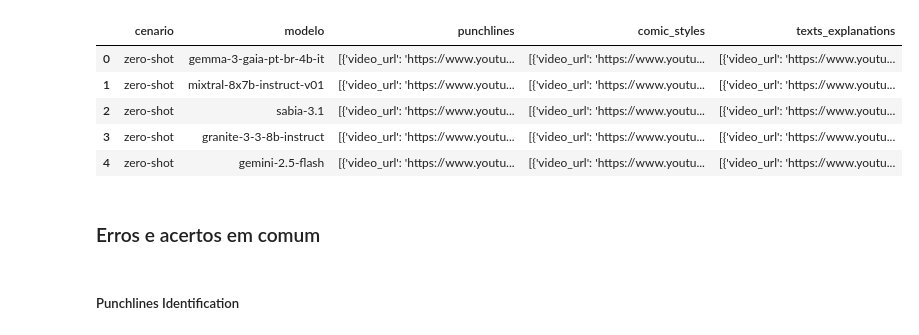
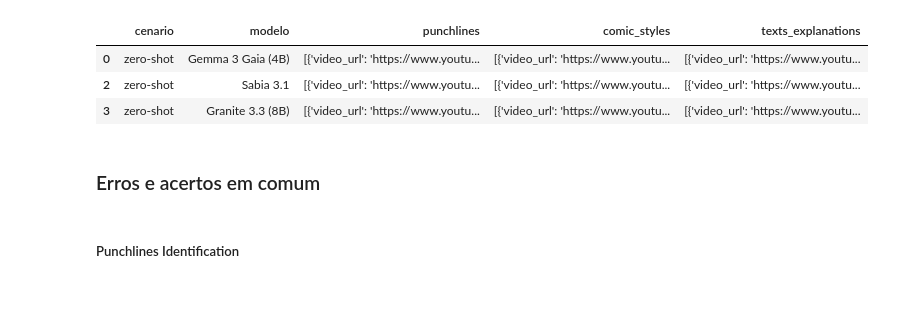
Before and after one commit to llm-pt-ibm/brazilian_northeast_humor_benchmark, a Jupyter notebook: qualitative_exploration.ipynb, the cells around one changed output. Cells and saved outputs as stored; diff of their text form; code cells hidden in the pictures; blank space fills up the shorter version.

```diff
--- a/qualitative_exploration.ipynb
+++ b/qualitative_exploration.ipynb
@@ -9,35 +31,50 @@ visus_path = os.path.join(os.getcwd(), visus_folder_name)
 # %%
 base_path = "evaluation"
 cenarios = ["zero-shot", "few-shot"]
 dados = []
 
 for cenario in cenarios:
     cenario_path = os.path.join(base_path, cenario)
 
     for root, dirs, files in os.walk(cenario_path):
         for file in files:
             if file == "individual_metrics.json":
                 file_path = os.path.join(root, file)
 
                 with open(file_path, "r") as f:
                     metrics = json.load(f)
 
                 for modelo, valores in metrics.items():
                     dados.append({
                         "cenario": cenario,
                         "modelo": modelo,
                         **valores
                     })
 
 df_individuals = pd.DataFrame(dados)
-df_individuals.head()
+
+model_short_names = {
+    'gemma-3-gaia-pt-br-4b-it': 'Gemma 3 Gaia (4B)',
+    'mixtral-8x7b-instruct-v01': 'Mixtral v01 (8×7B)',
+    'sabia-3.1': 'Sabia 3.1',
+    'granite-3-3-8b-instruct': 'Granite 3.3 (8B)',
+    'gemini-2.5-flash': 'Gemini 2.5 Flash',
+    'gpt-4': 'GPT-4',
+    'llama-3-405b-instruct': 'LLaMA 3 (405B)',
+    'deepseek-r1-0528-qwen3-8b': 'DeepSeek R1 (8B)',
+    'gervasio-7b-portuguese-ptbr-decoder': 'Gervasio (7B)'
+}
+
+df_individuals['modelo'] = df_individuals['modelo'].apply(lambda model_name: model_short_names[model_name])
+
+# excluindo desta análise os modelos mixtral e gervasio por enquanto
+df_individuals = df_individuals[~df_individuals['modelo'].str.contains('mixtral|gervasio', case=False, na=False)]
+df_individuals.head(3)
 # %% [output]
 |  | cenario | modelo | punchlines | comic_styles | texts_explanations |
-| 0 | zero-shot | gemma-3-gaia-pt-br-4b-it | [{'video_url': 'https://www.youtu... | [{'video_url': 'https://www.youtu... | [{'video_url': 'https://www.youtu... |
-| 1 | zero-shot | mixtral-8x7b-instruct-v01 | [{'video_url': 'https://www.youtu... | [{'video_url': 'https://www.youtu... | [{'video_url': 'https://www.youtu... |
-| 2 | zero-shot | sabia-3.1 | [{'video_url': 'https://www.youtu... | [{'video_url': 'https://www.youtu... | [{'video_url': 'https://www.youtu... |
-| 3 | zero-shot | granite-3-3-8b-instruct | [{'video_url': 'https://www.youtu... | [{'video_url': 'https://www.youtu... | [{'video_url': 'https://www.youtu... |
-| 4 | zero-shot | gemini-2.5-flash | [{'video_url': 'https://www.youtu... | [{'video_url': 'https://www.youtu... | [{'video_url': 'https://www.youtu... |
+| 0 | zero-shot | Gemma 3 Gaia (4B) | [{'video_url': 'https://www.youtu... | [{'video_url': 'https://www.youtu... | [{'video_url': 'https://www.youtu... |
+| 2 | zero-shot | Sabia 3.1 | [{'video_url': 'https://www.youtu... | [{'video_url': 'https://www.youtu... | [{'video_url': 'https://www.youtu... |
+| 3 | zero-shot | Granite 3.3 (8B) | [{'video_url': 'https://www.youtu... | [{'video_url': 'https://www.youtu... | [{'video_url': 'https://www.youtu... |
 # %%
 def expand_dict_column(df, dict_col):
     df = df.copy()
```
Also changed, not shown: parts of 6 cells of this notebook, 3 other files.
